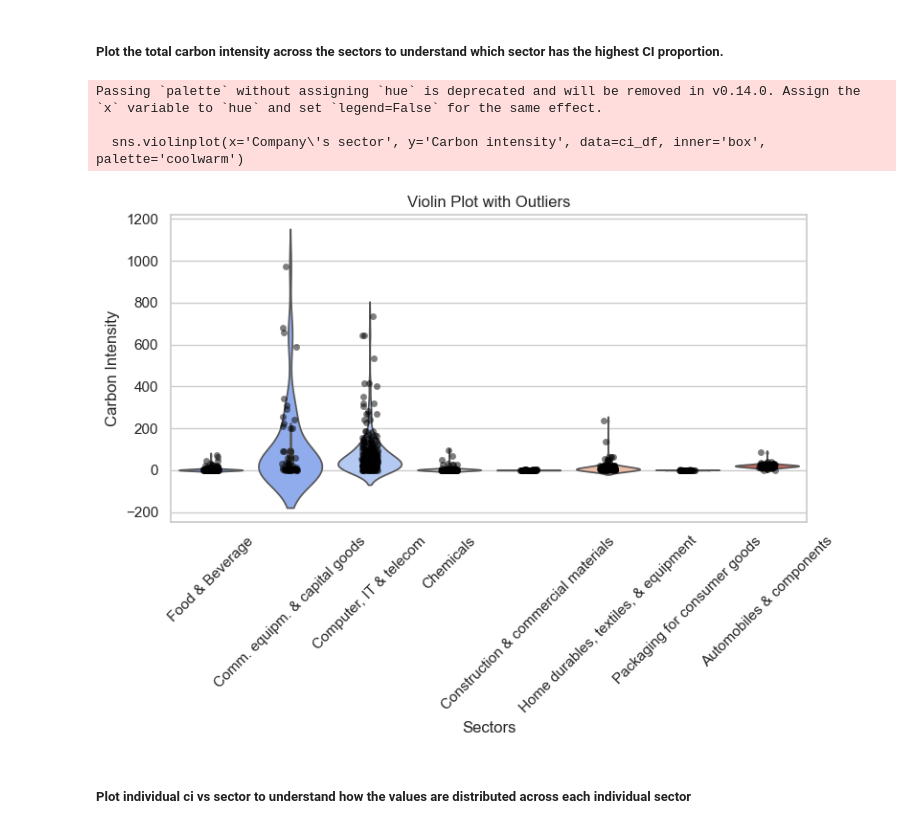
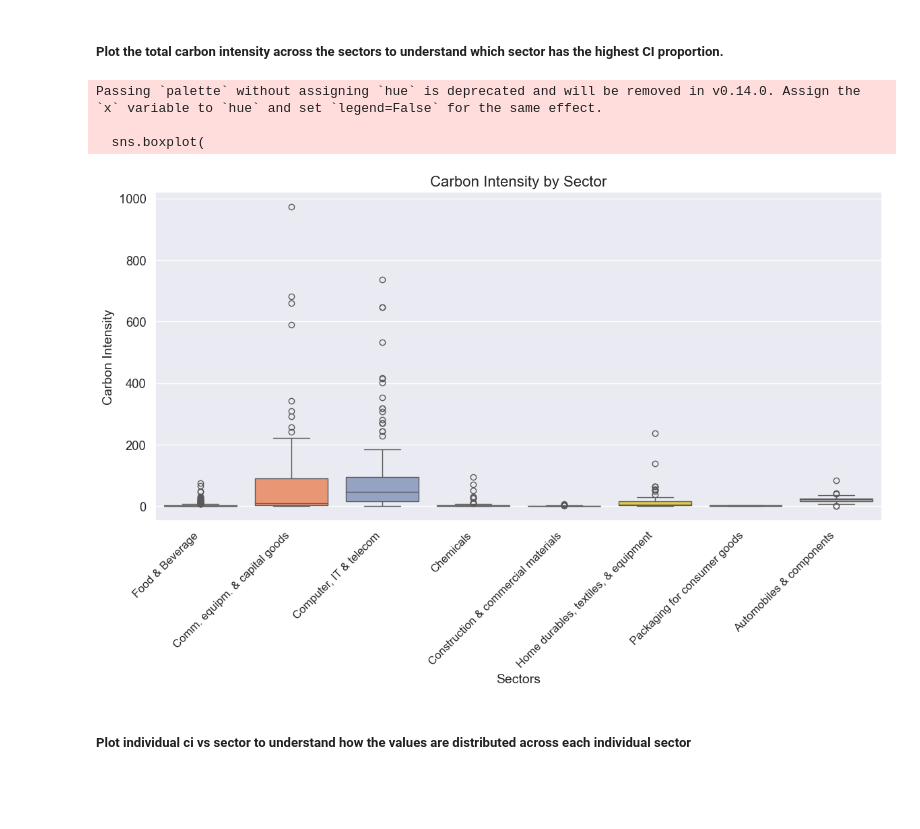
Before and after one commit to qaadiqa/ASDA, a Jupyter notebook: Carbon Catalogue/Carbon Intensity Analysis - Sectors(p1+p2).ipynb, the cells around one changed output. Saved outputs shown, nothing was run; the diff lists cells and outputs as text; code cells hidden in the pictures; blank space fills up the shorter version.

```diff
--- a/Carbon Catalogue/Carbon Intensity Analysis - Sectors(p1+p2).ipynb
+++ b/Carbon Catalogue/Carbon Intensity Analysis - Sectors(p1+p2).ipynb
@@ -231,20 +231,33 @@ Name: count, dtype: int64
 # %% [markdown]
 ##### Plot the total carbon intensity across the sectors to understand which sector has the highest CI proportion.
 # %%
-plt.figure(figsize=(8, 6))
-sns.violinplot(x='Company\'s sector', y='Carbon intensity', data=ci_df, inner='box', palette='coolwarm')
-sns.stripplot(x='Company\'s sector', y='Carbon intensity', data=ci_df, color='black', alpha=0.5, jitter=True)  # Overlay data points
-plt.xlabel('Sectors')
-plt.ylabel('Carbon Intensity')
-plt.title('Violin Plot with Outliers')
-plt.xticks(rotation=45)
+plt.figure(figsize=(12, 8))  # Adjust figure size for better readability
+
+# Create the boxplot
+sns.boxplot(
+    x="Company's sector",
+    y="Carbon intensity",
+    data=ci_df,
+    palette="Set2"  # Optional: Use a color palette for distinction
+)
+
+# Improve x-axis label readability
+plt.xlabel('Sectors', fontsize=14)
+plt.ylabel('Carbon Intensity', fontsize=14)
+plt.title('Carbon Intensity by Sector', fontsize=16)
+
+# Rotate x-axis labels and align them for readability
+plt.xticks(rotation=45, ha='right', fontsize=12)
+
+# Adjust layout to fit everything nicely
 plt.tight_layout()
+
 plt.show()
 # %% [output]
 Passing `palette` without assigning `hue` is deprecated and will be removed in v0.14.0. Assign the `x` variable to `hue` and set `legend=False` for the same effect.
 
-  sns.violinplot(x='Company\'s sector', y='Carbon intensity', data=ci_df, inner='box', palette='coolwarm')
+  sns.boxplot(
-[figure, old version]
+[figure, new version]
 # %% [markdown]
 ##### Plot individual ci vs sector to understand how the values are distributed across each individual sector
 # %%
```
Also changed, not shown: parts of 2 cells of this notebook, 10 other files.
